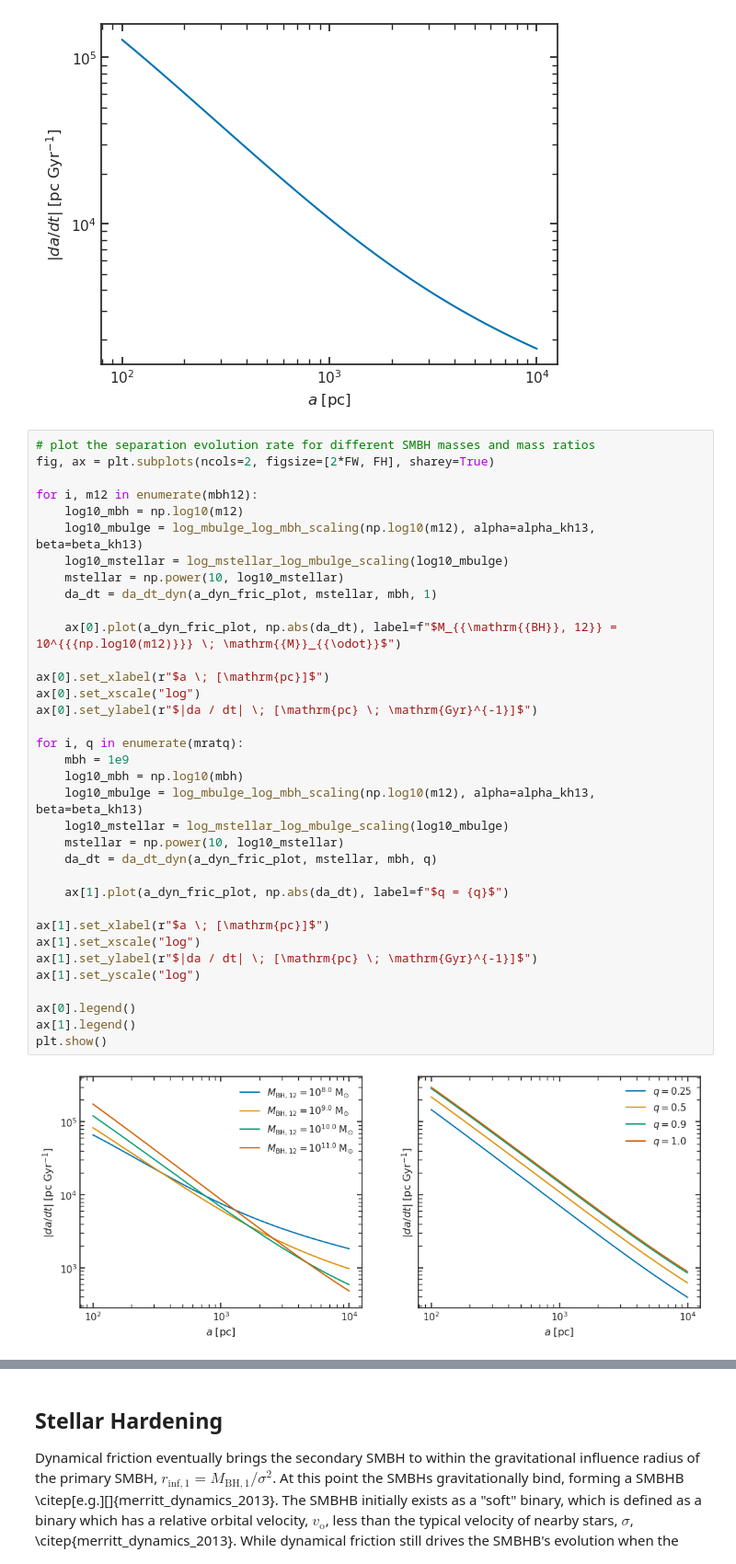
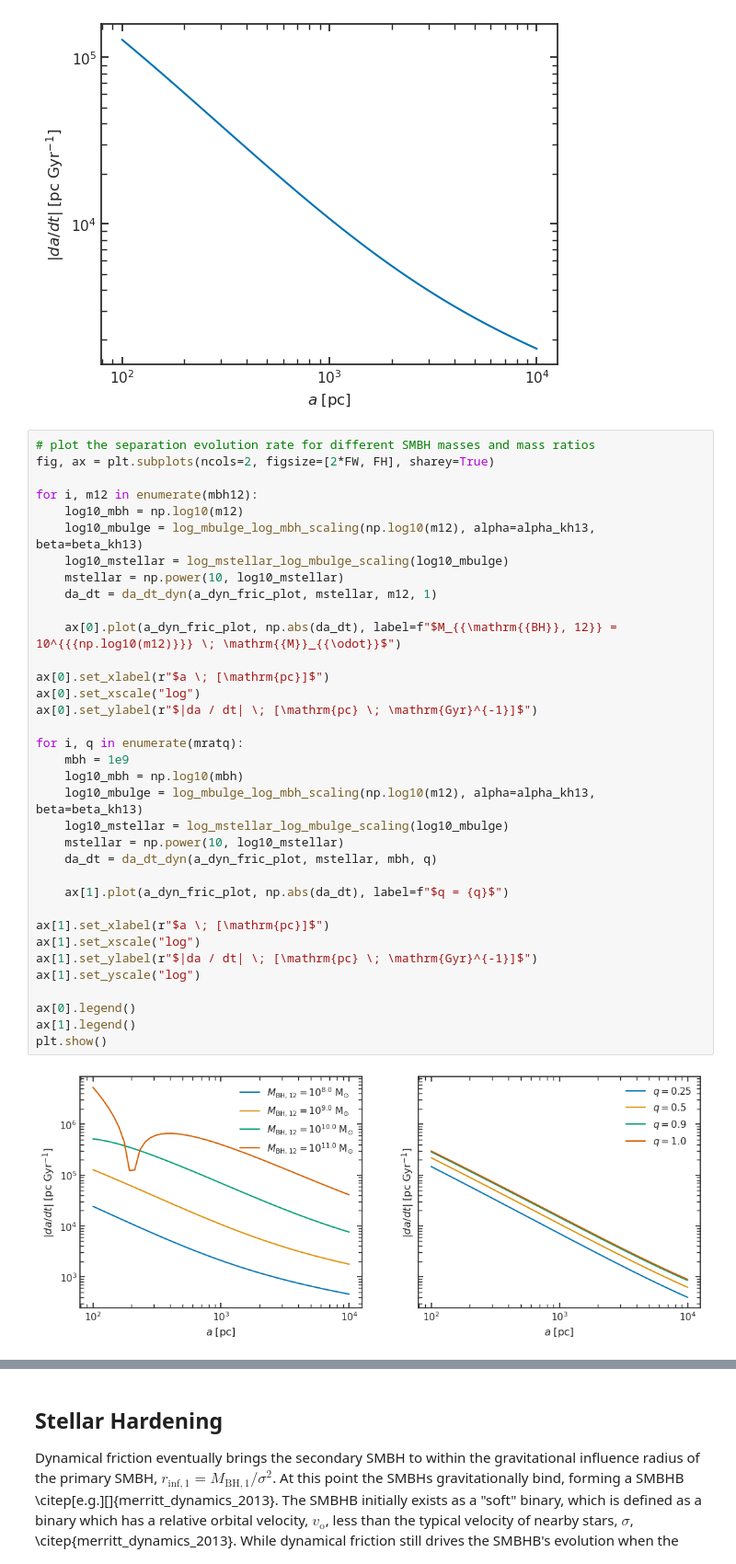
Before and after one commit to jacaseyclyde/oddAGN, a Jupyter notebook: notebooks/3-modeling/3.01-jacc-residence-timescales.ipynb, the cells around one changed output, grey strips where cells are left out. Shown at 92% size. Cells and saved outputs as stored; diff of their text form.

```diff
--- a/notebooks/3-modeling/3.01-jacc-residence-timescales.ipynb
+++ b/notebooks/3-modeling/3.01-jacc-residence-timescales.ipynb
@@ -541,32 +541,32 @@ for i, m12 in enumerate(mbh12):
     log10_mbh = np.log10(m12)
     log10_mbulge = log_mbulge_log_mbh_scaling(np.log10(m12), alpha=alpha_kh13, beta=beta_kh13)
     log10_mstellar = log_mstellar_log_mbulge_scaling(log10_mbulge)
     mstellar = np.power(10, log10_mstellar)
-    da_dt = da_dt_dyn(a_dyn_fric_plot, mstellar, mbh, 1)
+    da_dt = da_dt_dyn(a_dyn_fric_plot, mstellar, m12, 1)
 
     ax[0].plot(a_dyn_fric_plot, np.abs(da_dt), label=f"$M_{{\mathrm{{BH}}, 12}} = 10^{{{np.log10(m12)}}} \; \mathrm{{M}}_{{\odot}}$")
 
 ax[0].set_xlabel(r"$a \; [\mathrm{pc}]$")
 ax[0].set_xscale("log")
 ax[0].set_ylabel(r"$|da / dt| \; [\mathrm{pc} \; \mathrm{Gyr}^{-1}]$")
 
 for i, q in enumerate(mratq):
     mbh = 1e9
     log10_mbh = np.log10(mbh)
     log10_mbulge = log_mbulge_log_mbh_scaling(np.log10(m12), alpha=alpha_kh13, beta=beta_kh13)
     log10_mstellar = log_mstellar_log_mbulge_scaling(log10_mbulge)
     mstellar = np.power(10, log10_mstellar)
     da_dt = da_dt_dyn(a_dyn_fric_plot, mstellar, mbh, q)
 
     ax[1].plot(a_dyn_fric_plot, np.abs(da_dt), label=f"$q = {q}$")
 
 ax[1].set_xlabel(r"$a \; [\mathrm{pc}]$")
 ax[1].set_xscale("log")
 ax[1].set_ylabel(r"$|da / dt| \; [\mathrm{pc} \; \mathrm{Gyr}^{-1}]$")
 ax[1].set_yscale("log")
 
 ax[0].legend()
 ax[1].legend()
 plt.show()
 # %% [output]
-[figure, old version]
+[figure, new version]
```
Also changed, not shown: parts of 7 cells of this notebook, 1 other file.
